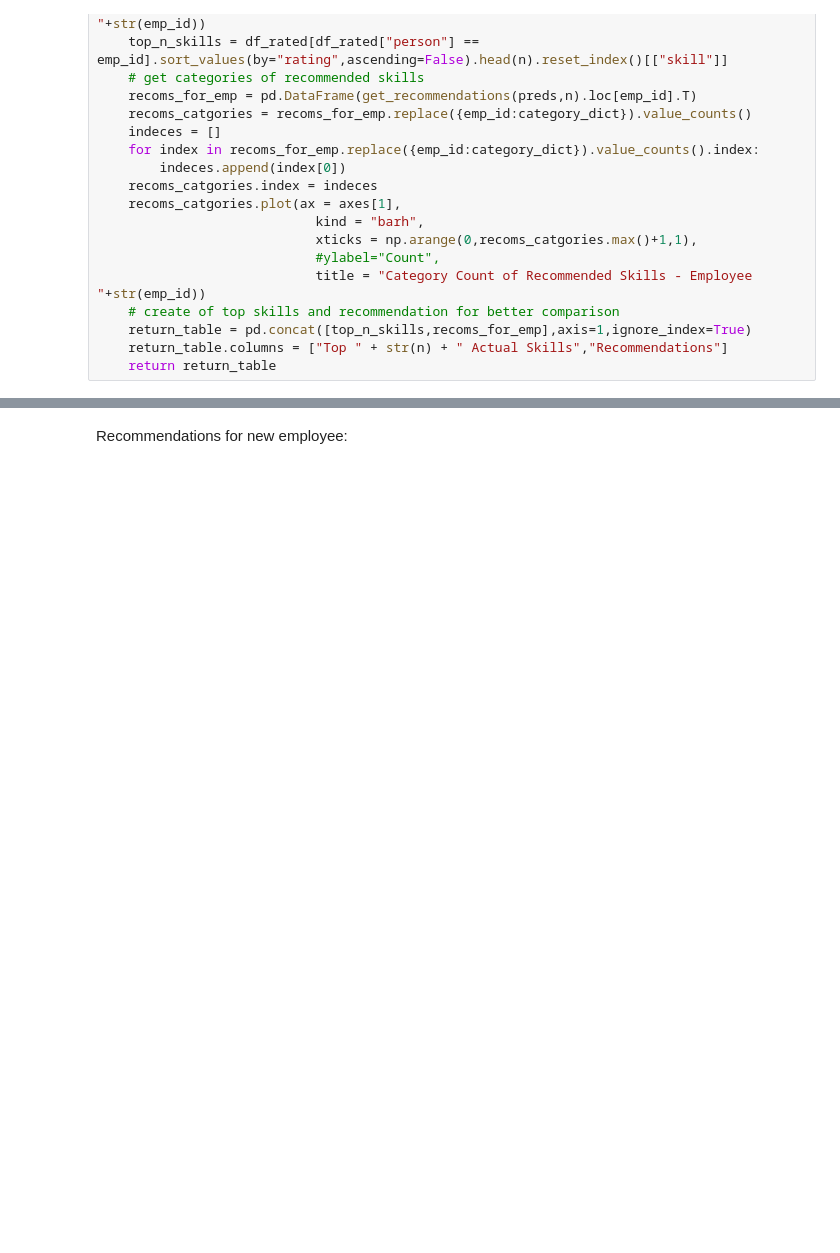
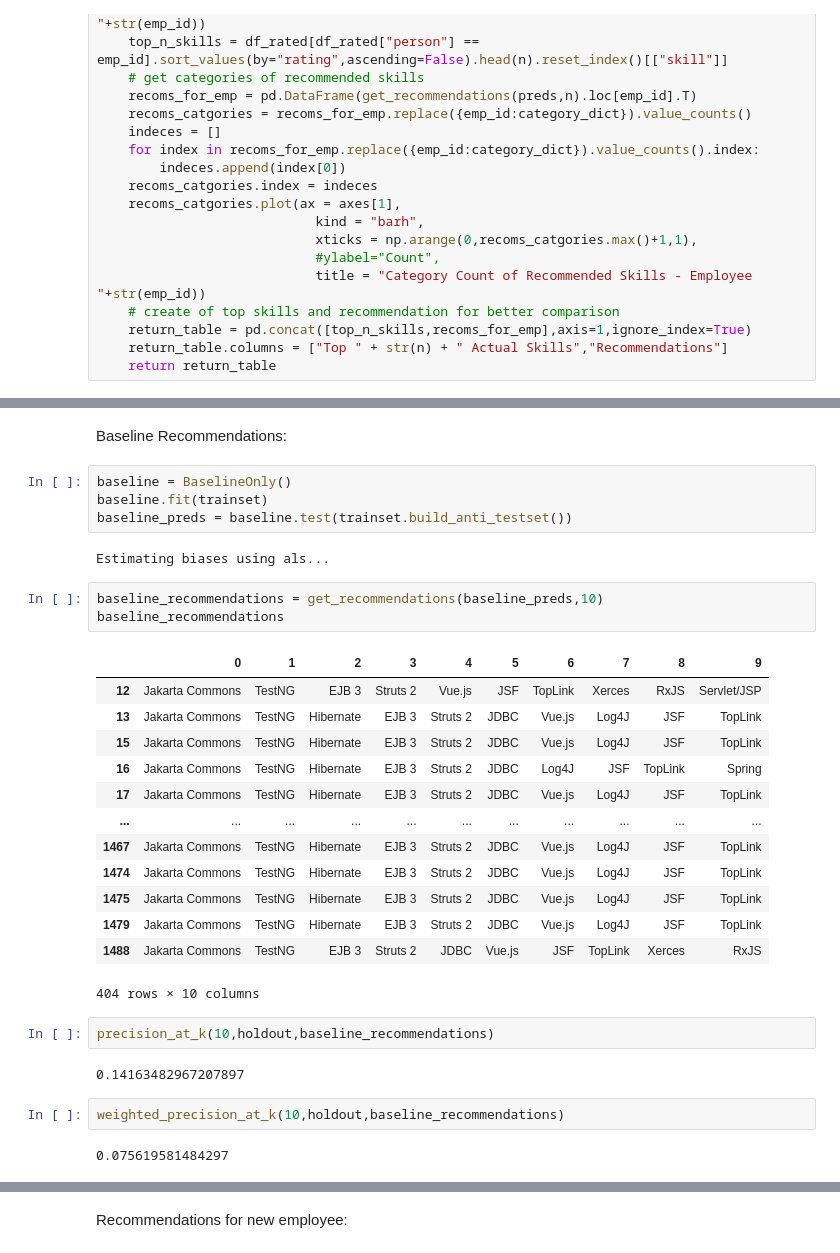
Before and after one commit to maximizer36/DS_AP, a Jupyter notebook: AP_Rated_Approach.ipynb, the cells around one changed output, grey strips where cells are left out. Saved outputs shown, nothing was run; the diff lists cells and outputs as text; blank space fills up the shorter version.

```diff
--- a/AP_Rated_Approach.ipynb
+++ b/AP_Rated_Approach.ipynb
@@ -516,0 +552,33 @@ evaluate_employee_recoms(233,12)
+# %% [markdown]
+Baseline Recommendations:
+# %%
+baseline = BaselineOnly()
+baseline.fit(trainset)
+baseline_preds = baseline.test(trainset.build_anti_testset())
+# %% [output]
+Estimating biases using als...
+# %%
+baseline_recommendations = get_recommendations(baseline_preds,10)
+baseline_recommendations
+# %% [output]
+|  | 0 | 1 | 2 | 3 | 4 | 5 | 6 | 7 | 8 | 9 |
+| 12 | Jakarta Commons | TestNG | EJB 3 | Struts 2 | Vue.js | JSF | TopLink | Xerces | RxJS | Servlet/JSP |
+| 13 | Jakarta Commons | TestNG | Hibernate | EJB 3 | Struts 2 | JDBC | Vue.js | Log4J | JSF | TopLink |
+| 15 | Jakarta Commons | TestNG | Hibernate | EJB 3 | Struts 2 | JDBC | Vue.js | Log4J | JSF | TopLink |
+| 16 | Jakarta Commons | TestNG | Hibernate | EJB 3 | Struts 2 | JDBC | Log4J | JSF | TopLink | Spring |
+| 17 | Jakarta Commons | TestNG | Hibernate | EJB 3 | Struts 2 | JDBC | Vue.js | Log4J | JSF | TopLink |
+| ... | ... | ... | ... | ... | ... | ... | ... | ... | ... | ... |
+| 1467 | Jakarta Commons | TestNG | Hibernate | EJB 3 | Struts 2 | JDBC | Vue.js | Log4J | JSF | TopLink |
+| 1474 | Jakarta Commons | TestNG | Hibernate | EJB 3 | Struts 2 | JDBC | Vue.js | Log4J | JSF | TopLink |
+| 1475 | Jakarta Commons | TestNG | Hibernate | EJB 3 | Struts 2 | JDBC | Vue.js | Log4J | JSF | TopLink |
+| 1479 | Jakarta Commons | TestNG | Hibernate | EJB 3 | Struts 2 | JDBC | Vue.js | Log4J | JSF | TopLink |
+| 1488 | Jakarta Commons | TestNG | EJB 3 | Struts 2 | JDBC | Vue.js | JSF | TopLink | Xerces | RxJS |
+404 rows × 10 columns
+# %%
+precision_at_k(10,holdout,baseline_recommendations)
+# %% [output]
+0.14163482967207897
+# %%
+weighted_precision_at_k(10,holdout,baseline_recommendations)
+# %% [output]
+0.075619581484297
```
Also changed, not shown: parts of 53 cells of this notebook, 3 other files.
